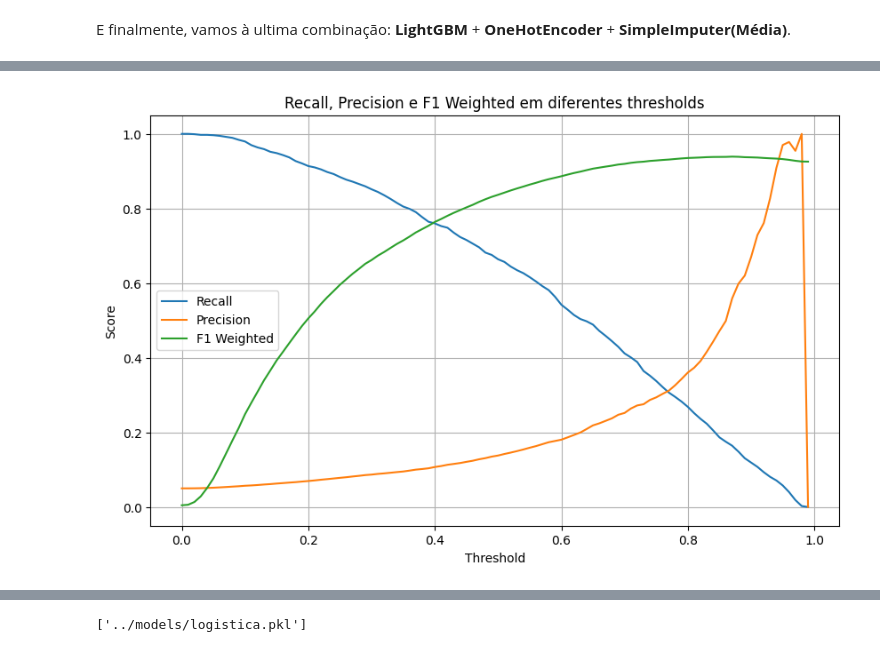
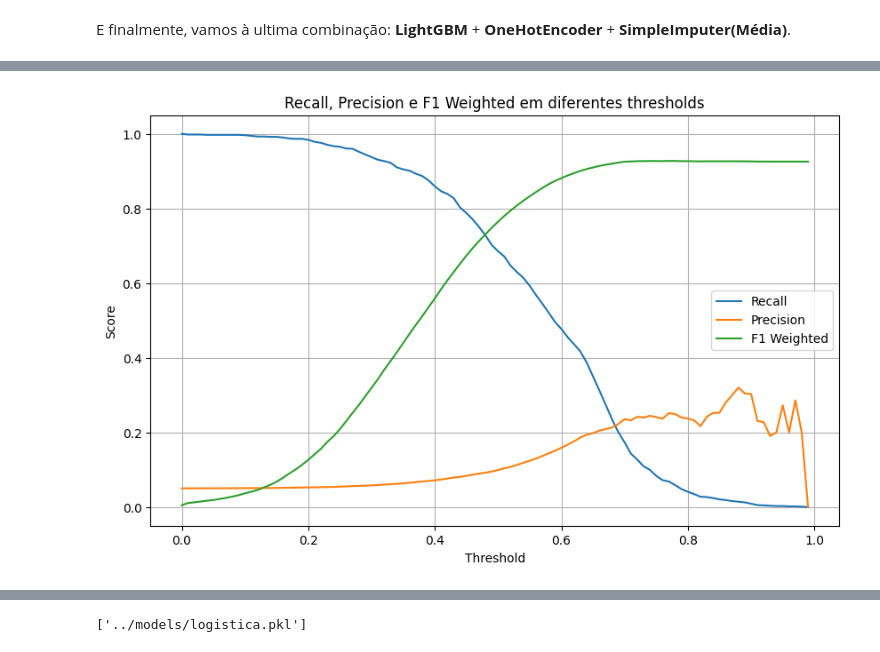
Before and after one commit to dnsrsdata/preditor_fraude, a Jupyter notebook: notebooks/model_experimentation.ipynb, the cells around one changed output, grey strips where cells are left out. Cells and saved outputs as stored; diff of their text form; code cells hidden in the pictures.

Commit message:
Realizando novos experimentos e salvando o modelo vencedor

```diff
--- a/notebooks/model_experimentation.ipynb
+++ b/notebooks/model_experimentation.ipynb
@@ -1106,3 +1108,0 @@ Vamos adicionar métricas financeiras para melhorar a análise. Vamos relembrar:
-# %%
-data_metrics["label_fraude_novo_modelo"] = pipexgb.predict(x_teste)
-data_metrics["score_fraude_novo_modelo"] = pipexgb.predict_proba(x_teste)[:, 1]
@@ -1109,11 +1121,15 @@ data_metrics["score_fraude_novo_modelo"] = pipexgb.predict_proba(x_teste)[:, 1]
 # %%
+# Adicionando as predições ao dataset
+data_metrics["label_fraude_logistica_v1_1"] = pipe_logistica_1_v1.predict(x_teste)
+
 # Calculando as métricas
-recall = recall_score(data_metrics["fraude"], data_metrics["label_fraude_novo_modelo"])
-f1_weighted = f1_score(data_metrics["fraude"], data_metrics["label_fraude_novo_modelo"], average="weighted")
-perdas = data_metrics.query("fraude == 1 and label_fraude_novo_modelo == 0")["valor_compra"].sum()
-ganhos_brutos = (data_metrics.query("fraude == 0 and label_fraude_novo_modelo == 0")["valor_compra"] * 0.10).sum()
+recall = recall_score(y_teste, data_metrics["label_fraude_logistica_v1_1"])
+f1_weighted = f1_score(y_teste, data_metrics["label_fraude_logistica_v1_1"], average="weighted")
+perdas = data_metrics.query("fraude == 1 and label_fraude_logistica_v1_1 == 0")["valor_compra"].sum()
+ganhos_brutos = (data_metrics.query("fraude == 0 and label_fraude_logistica_v1_1 == 0")["valor_compra"] * 0.10).sum()
 ganhos_liquidos = ganhos_brutos - perdas
 
+print("----------Logística v1----------")
 print("Com o threshold base (50%), o recall é de: ", recall)
 print("Com o threshold base (50%), o f1-score weighted é de: ", f1_weighted)
 print("Com o threshold base (50%), as perdas são de: ", perdas)
@@ -1129,0 +1193,17 @@ Ganhos Líquidos = 46362.210
+# %%
+# Adicionando as predições ao dataset
+data_metrics["label_fraude_lgbm"] = pipelgbm.predict(x_teste)
+
+# Calculando as métricas
+recall = recall_score(y_teste, data_metrics["label_fraude_lgbm"])
+f1_weighted = f1_score(y_teste, data_metrics["label_fraude_lgbm"], average="weighted")
+perdas = data_metrics.query("fraude == 1 and label_fraude_lgbm == 0")["valor_compra"].sum()
+ganhos_brutos = (data_metrics.query("fraude == 0 and label_fraude_lgbm == 0")["valor_compra"] * 0.10).sum()
+ganhos_liquidos = ganhos_brutos - perdas
+
+print("----------Logística v1----------")
+print("Com o threshold base (50%), o recall é de: ", recall)
+print("Com o threshold base (50%), o f1-score weighted é de: ", f1_weighted)
+print("Com o threshold base (50%), as perdas são de: ", perdas)
+print("Com o threshold base (50%), os ganhos bruto são de: ", ganhos_brutos)
+print("Com o threshold base (50%), os ganhos líquidos são de: ", ganhos_liquidos)
@@ -1130,4 +1226,5 @@ Ganhos Líquidos = 46362.210
 # %%
+# Criando o dicionário base
 data_dict = {"Threshold":[],
              "Recall":[],
              "Precision":[],
@@ -1136,40 +1233,43 @@ data_dict = {"Threshold":[],
              "Perdas":[],
              "Ganhos Líquidos":[]}
 
+# Adicionando as predições de probabilidade
+data_metrics["score_fraude_logistica_2"] = pipe_logistica_2.predict_proba(x_teste)[:, 1]
+
 # Calculando as métricas para cada threshold
 for threshold in np.arange(0, 1, 0.01):
-    predictions = (data_metrics["score_fraude_novo_modelo"] >= threshold).astype(int)
+    predictions = (data_metrics["score_fraude_logistica_2"] >= threshold).astype(int)
     recall = recall_score(y_teste, predictions)
     precision = precision_score(y_teste, predictions)
     f1 = f1_score(y_teste, predictions, average="weighted")
     data_dict["Threshold"].append(threshold)
     data_dict["Recall"].append(recall)
     data_dict["Precision"].append(precision)
     data_dict["F1 Weighted"].append(f1)
 
-    data_metrics["label_fraude_novo_modelo"] = predictions
-    acertos = data_metrics.query(f"fraude == 0 and label_fraude_novo_modelo == 0")
-    erros = data_metrics.query(f"fraude == 1 and label_fraude_novo_modelo == 0")
+    data_metrics["label_fraude_novo_logistica_2"] = predictions
+    acertos = data_metrics.query(f"fraude == 0 and label_fraude_novo_logistica_2 == 0")
+    erros = data_metrics.query(f"fraude == 1 and label_fraude_novo_logistica_2 == 0")
     ganhos = (acertos["valor_compra"] * 0.10).sum()
     perdas = erros["valor_compra"].sum()
     diff_ganhos_perdas = ganhos - perdas
     data_dict["Ganhos Brutos"].append(ganhos)
     data_dict["Perdas"].append(perdas)
     data_dict["Ganhos Líquidos"].append(diff_ganhos_perdas)
 
 # Plotando o gráfico
 plt.figure(figsize=(10, 6))
 sns.lineplot(x=data_dict["Threshold"], y=data_dict["Recall"], label='Recall')
 sns.lineplot(x=data_dict["Threshold"], y=data_dict["Precision"], label='Precision')
 sns.lineplot(x=data_dict["Threshold"], y=data_dict["F1 Weighted"], label='F1 Weighted')
 plt.xlabel('Threshold')
 plt.ylabel('Score')
 plt.title('Recall, Precision e F1 Weighted em diferentes thresholds')
 plt.legend()
 plt.grid(True)
 plt.show()
 # %% [output]
-[figure, old version]
+[figure, new version]
 # %%
 # Visualizando os dados em forma de tabela
 pd.DataFrame(data_dict).sort_values(by="Ganhos Líquidos", ascending=False)
```
Also changed, not shown: parts of 30 cells of this notebook.
